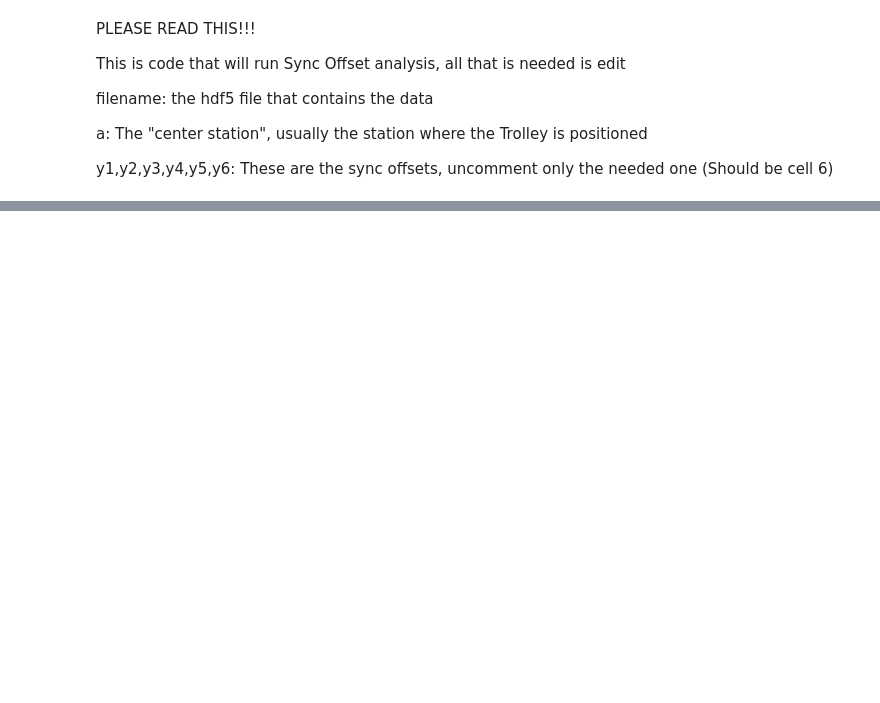
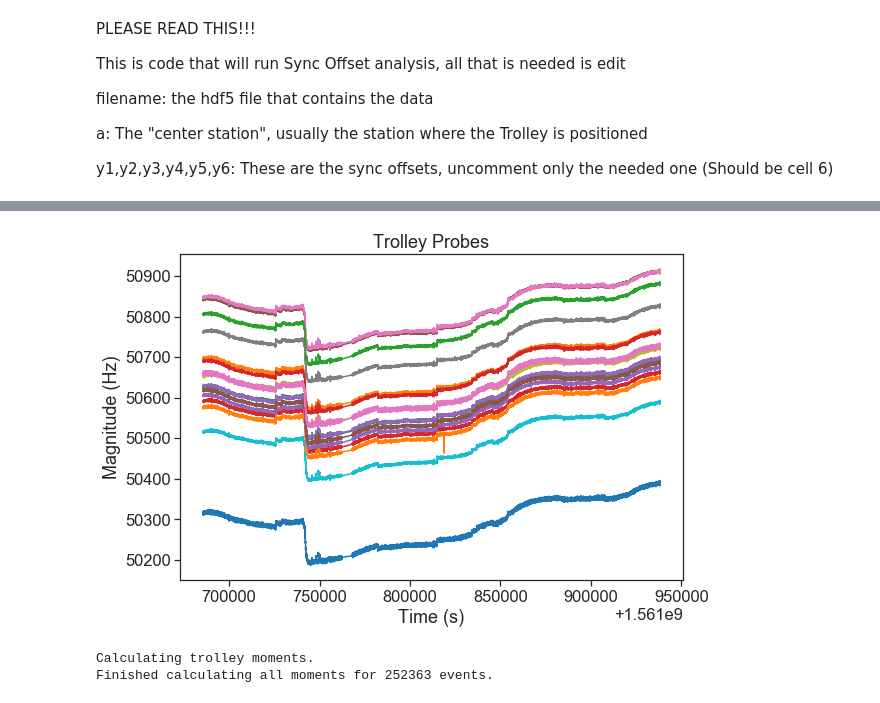
Before and after one commit to aetb/trfp, a Jupyter notebook: Jonathan_Analysis.ipynb, the cells around one changed output, grey strips where cells are left out. Drawn from its saved outputs; the diff is of its cells as text; code cells hidden in the pictures; blank space fills up the shorter version.

```diff
--- a/Jonathan_Analysis.ipynb
+++ b/Jonathan_Analysis.ipynb
@@ -457,0 +389,39 @@ T6   = T6_safe   #+ run_start + time_deleted
+# %%
+#Look at Trolley Measurements
+k = 3
+plt.figure(figsize = (3*k,2*k))
+
+for i in range(17):
+    plt.plot(interp_df['tr' + str(i)])
+plt.title("Trolley Probes")
+plt.xlabel("Time (s)")
+plt.ylabel("Magnitude (Hz)")
+plt.show()
+# %% [output]
+[figure, added]
+# %%
+#Specify working probes fp[station, probe]; probes = trolley probes
+probes = np.zeros(nProbes)+1
+fp = np.zeros((76,6),dtype = 'int')+1
+fp[5,1] = 0
+fp[5,2] = 0
+#probes[8] = 0
+#caps[4] = 4
+caps[5] = 4
+
+#Array to store all trolley moments
+trm = np.zeros((nProbes, nEvents))
+
+#Moving Average, change binsize in no drops moment calculation if needed
+rolling_windows = helper.calc_moment_df(interp_df, trolleyProbes = probes, fixedProbes=fp, tpMomentCap=5, fpMomentCaps= caps)\
+    .rolling(Binsize, min_periods = Binsize)
+avgd_moment_df = rolling_windows.mean()
+
+for j in range(nProbes):
+    trm[j] = np.delete(avgd_moment_df["tr,m" + str(j+1)].to_numpy(),\
+                    np.arange(Binsize -1))
+
+T = np.delete(avgdMoment_df.index.to_numpy(), np.arange(Binsize-1))
+# %% [output]
+Calculating trolley moments.
+Finished calculating all moments for 252363 events.
```
Also changed, not shown: parts of 22 cells of this notebook, 13 other files.
